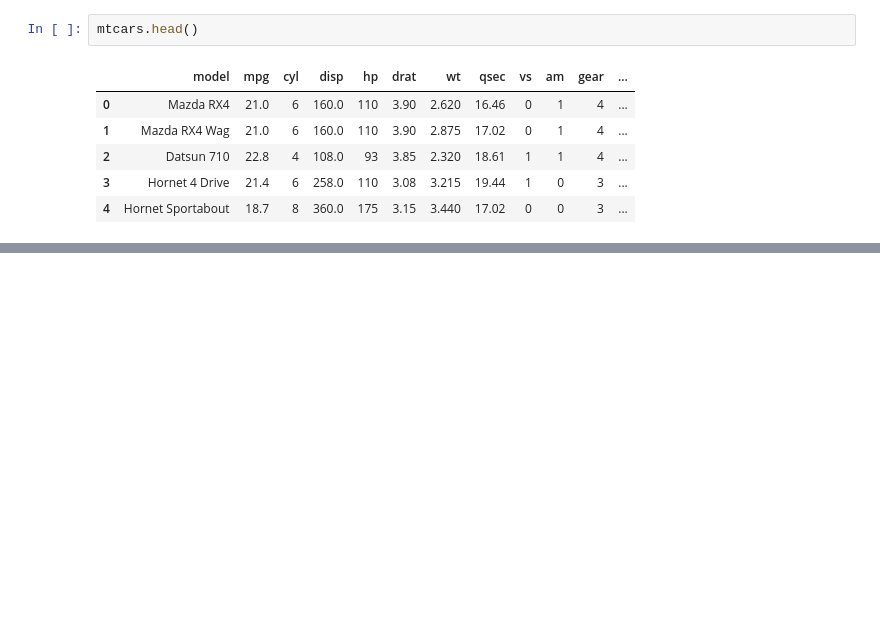
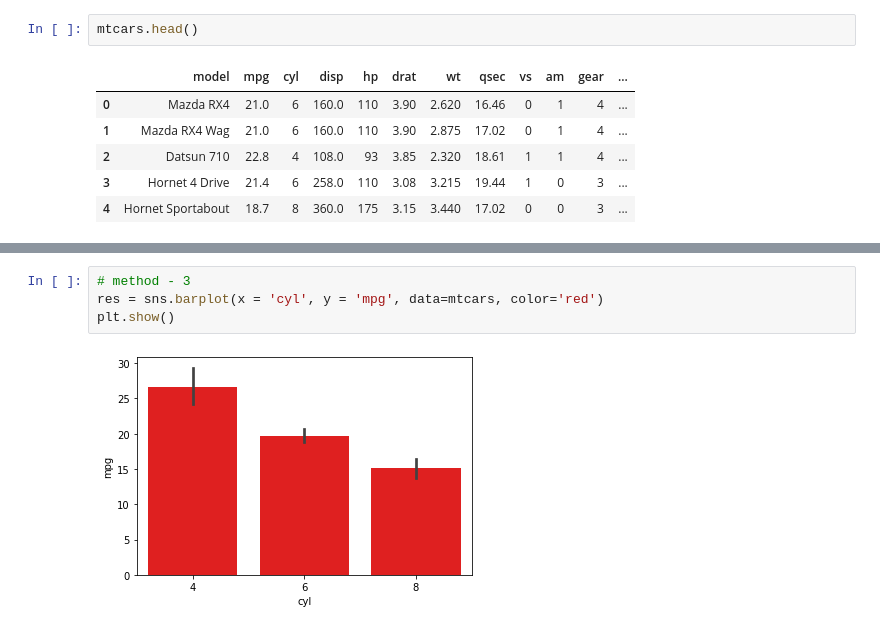
Before and after one commit to ThivaV/data_visualization, a Jupyter notebook: seaborn_demo.ipynb, the cells around one changed output, grey strips where cells are left out. Cells and saved outputs as stored; diff of their text form; blank space fills up the shorter version.

```diff
--- a/seaborn_demo.ipynb
+++ b/seaborn_demo.ipynb
@@ -17,0 +62,6 @@ mtcars.head()
+# %%
+# method - 3
+res = sns.barplot(x = 'cyl', y = 'mpg', data=mtcars, color='red')
+plt.show()
+# %% [output]
+[figure, added]
```
Also changed, not shown: parts of 30 cells of this notebook, 32 other files.
